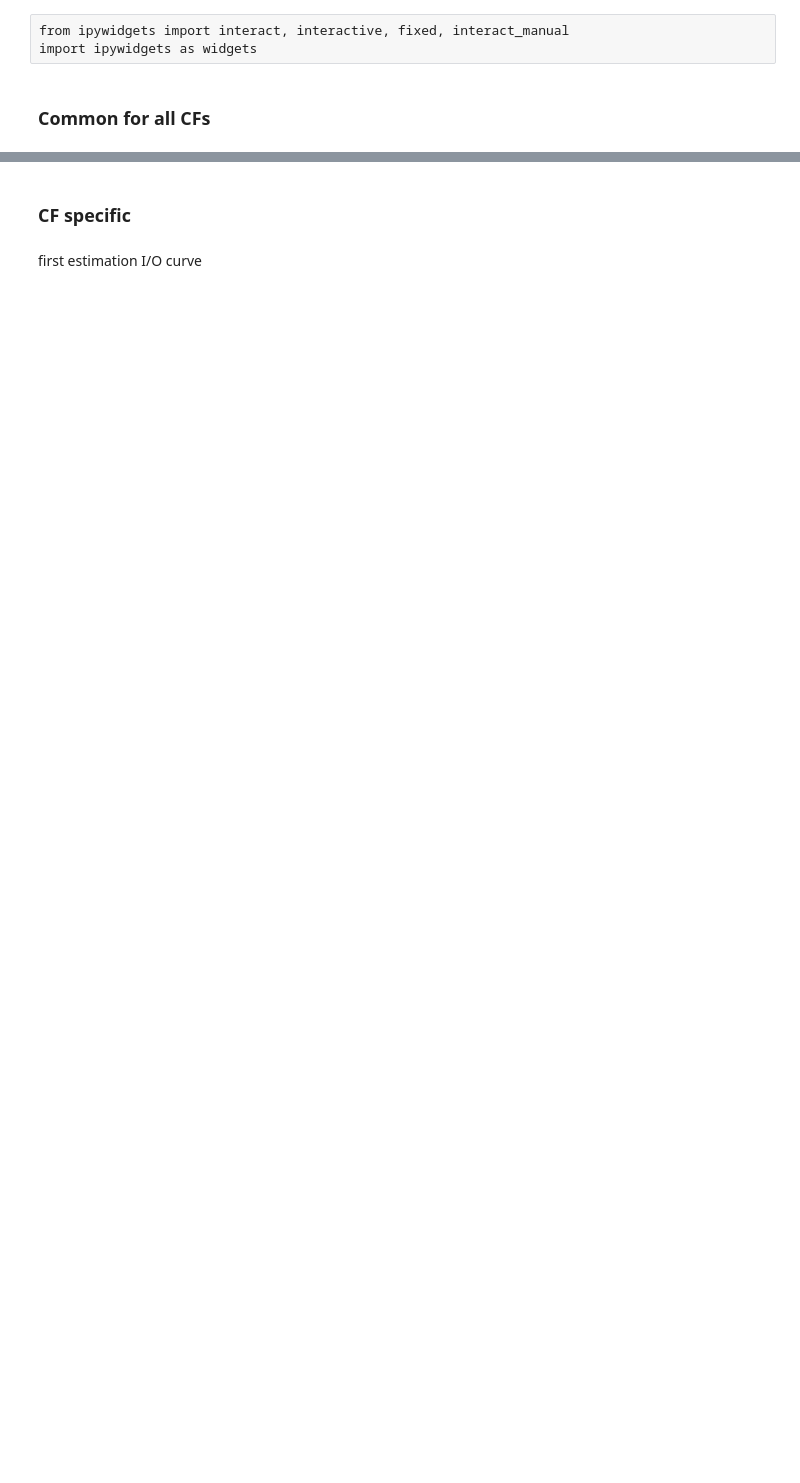
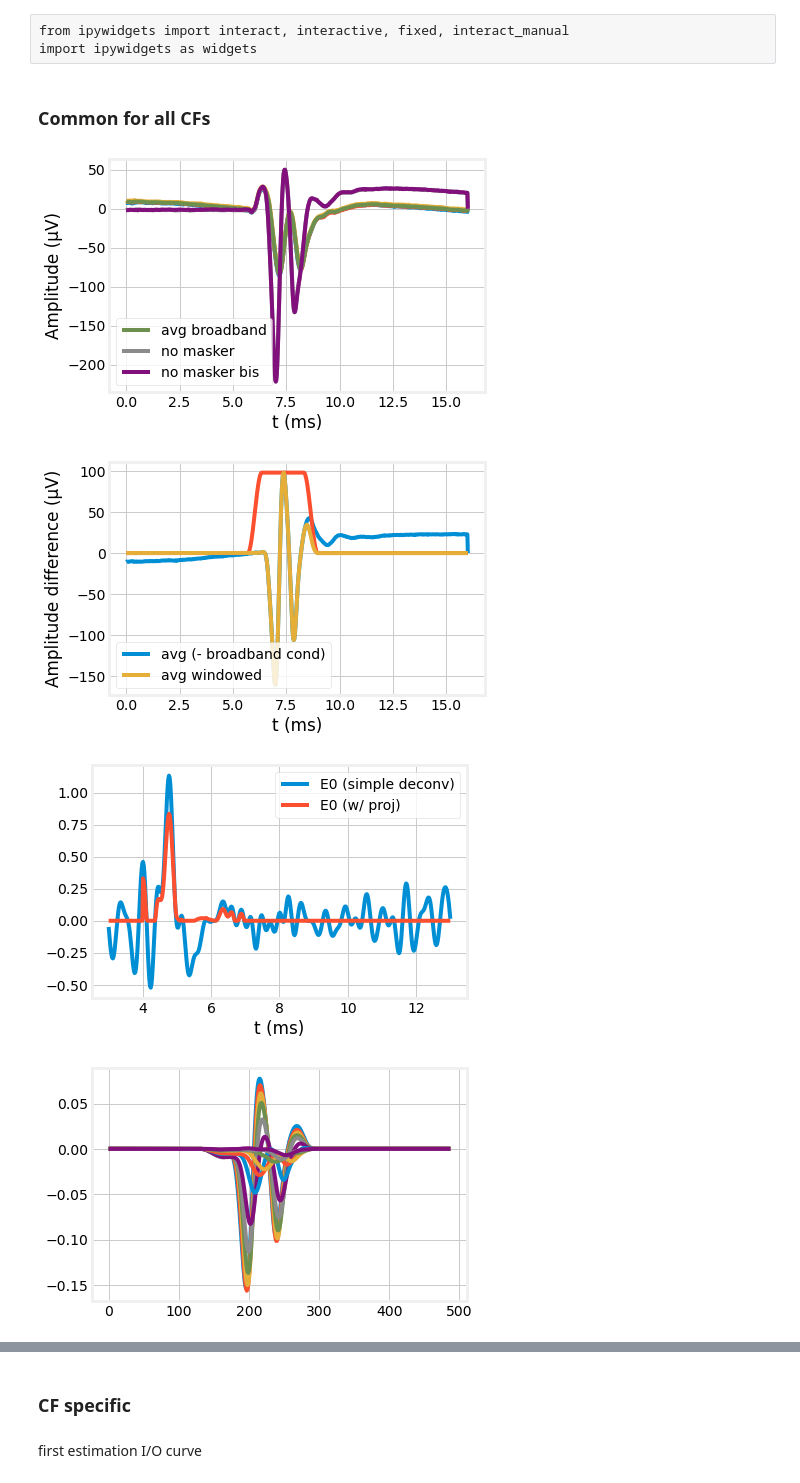
Before and after one commit to fdeloche/fmaskedCAP-model, a Jupyter notebook: Fit data.ipynb, the cells around one changed output, grey strips where cells are left out. Saved outputs shown, nothing was run; the diff lists cells and outputs as text; code cells hidden in the pictures; blank space fills up the shorter version.

```diff
--- a/Fit data.ipynb
+++ b/Fit data.ipynb
@@ -27,18 +44,23 @@ import torch.distributed as dist
 # %%
 #see fit_data_1_22_common.py
 
 plot_main_CAPs()
 plot_CAP_with_window()
 
 
 
 if expe_name == '1-22':
     pass
-    #plot_CAP_w_wo_filter()
+    plot_CAP_w_wo_filter()
 
 #NB: the plots below depend on the choice of the signal used for the estimation of ur
 plot_raw_excitation_deconv()
 plot_figures_narrowband_analysis()
 plot_figures_narrowband_analysis_deconv()
 plot_estimated_latencies_deconv()
 plot_latencies_fit()
+# %% [output]
+[figure, added]
+[figure, added]
+[figure, added]
+[figure, added]
```
Also changed, not shown: parts of 20 cells of this notebook, 1 other file.
